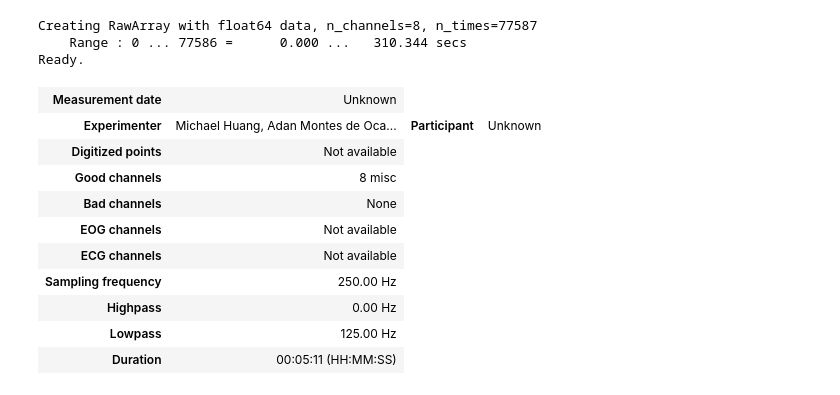
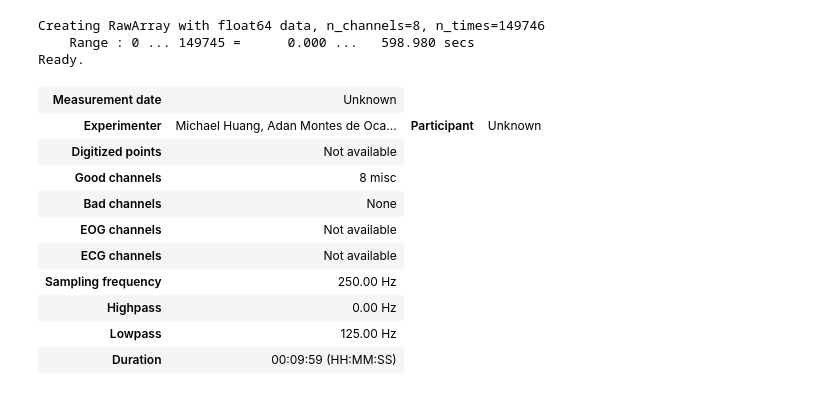
Before and after one commit to joshsalce/189_Final_Project, a Jupyter notebook: DataCollection.ipynb, the cells around one changed output. Cells and saved outputs as stored; diff of their text form; code cells hidden in the pictures.

```diff
--- a/DataCollection.ipynb
+++ b/DataCollection.ipynb
@@ -26,0 +26,5 @@ import mne
+# %%
+data = pd.read_csv('recording.txt', delimiter = ",", header = None)
+print(data.shape)
+
+data = data.iloc[:, 1:9]
@@ -27,26 +46,25 @@ import mne
 # %%
-data = pd.read_csv('file.csv', delimiter = "\t", header = None).iloc[:,1:9]
 ch_names = ['Fp1', 'Fp2', 'C1', 'C2', 'P7', 'P8', 'O1', 'O2']
 
 sfreq = 250
 info = mne.create_info(ch_names = ch_names, sfreq = sfreq)
 info['experimenter'] = 'Michael Huang, Adan Montes de Oca, Sripad Karne'
 
 raw = mne.io.RawArray(data.transpose(), info)
 raw
 # %% [output]
-Creating RawArray with float64 data, n_channels=8, n_times=77587
-    Range : 0 ... 77586 =      0.000 ...   310.344 secs
+Creating RawArray with float64 data, n_channels=8, n_times=149746
+    Range : 0 ... 149745 =      0.000 ...   598.980 secs
 Ready.
 | Measurement date | Unknown |
 | Experimenter | Michael Huang, Adan Montes de Oca... | Participant | Unknown |
 | Digitized points | Not available |
 | Good channels | 8 misc |
 | Bad channels | None |
 | EOG channels | Not available |
 | ECG channels | Not available |
 | Sampling frequency | 250.00 Hz |
 | Highpass | 0.00 Hz |
 | Lowpass | 125.00 Hz |
-| Duration | 00:05:11 (HH:MM:SS) |
+| Duration | 00:09:59 (HH:MM:SS) |
 # %%
```
Also changed, not shown: parts of 8 cells of this notebook.
